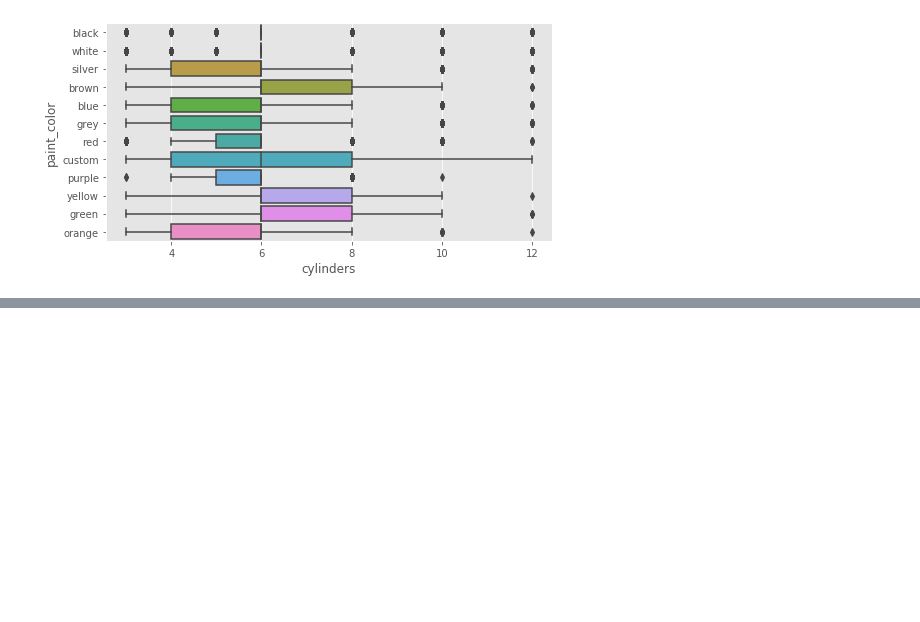
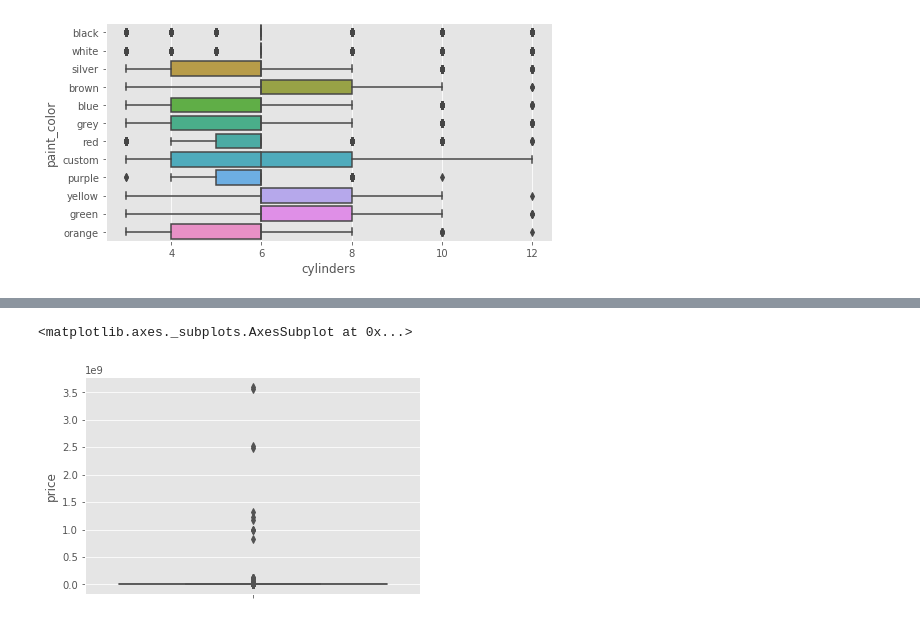
Before and after one commit to sukesh-reddy/Used-Cars-Analysis, a Jupyter notebook: usedcarsExploratoryDataAnalysis.ipynb, the cells around one changed output, grey strips where cells are left out. Cells and saved outputs as stored; diff of their text form; code cells hidden in the pictures; blank space fills up the shorter version.

```diff
--- a/usedcarsExploratoryDataAnalysis.ipynb
+++ b/usedcarsExploratoryDataAnalysis.ipynb
@@ -9,0 +11,2 @@ cleaned=pd.read_csv("C:/Users/avakk/Downloads/updatedcleanedvehicles.csv")
+# %%
+df_copy = cleaned.copy()
@@ -46,0 +99,5 @@ sns.boxplot(x="cylinders",y="paint_color",data=cleaned)
+# %%
+sns.boxplot(y=df_copy.price)
+# %% [output]
+<matplotlib.axes._subplots.AxesSubplot at 0x...>
+[figure, added]
```
Also changed, not shown: parts of 40 cells of this notebook, 1 other file.
